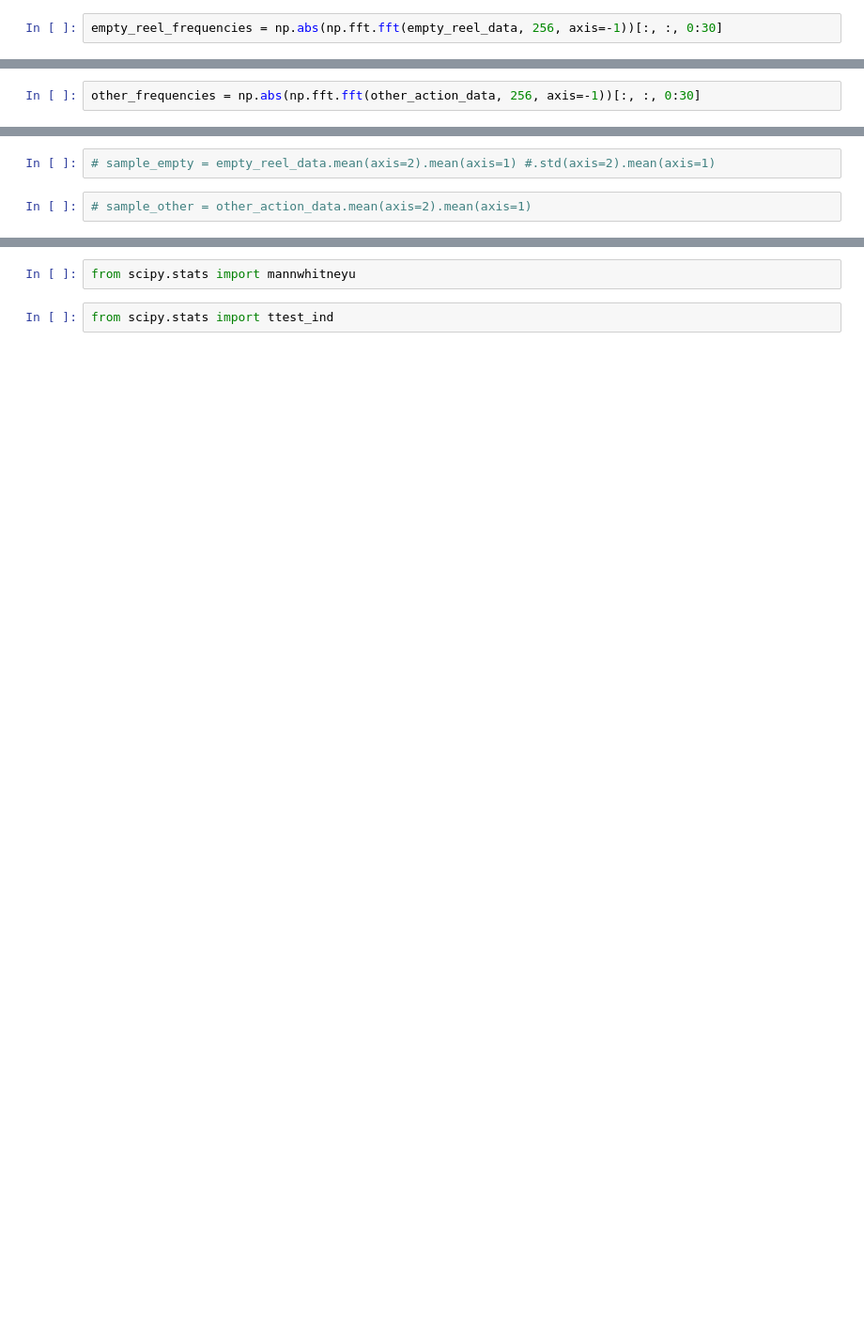
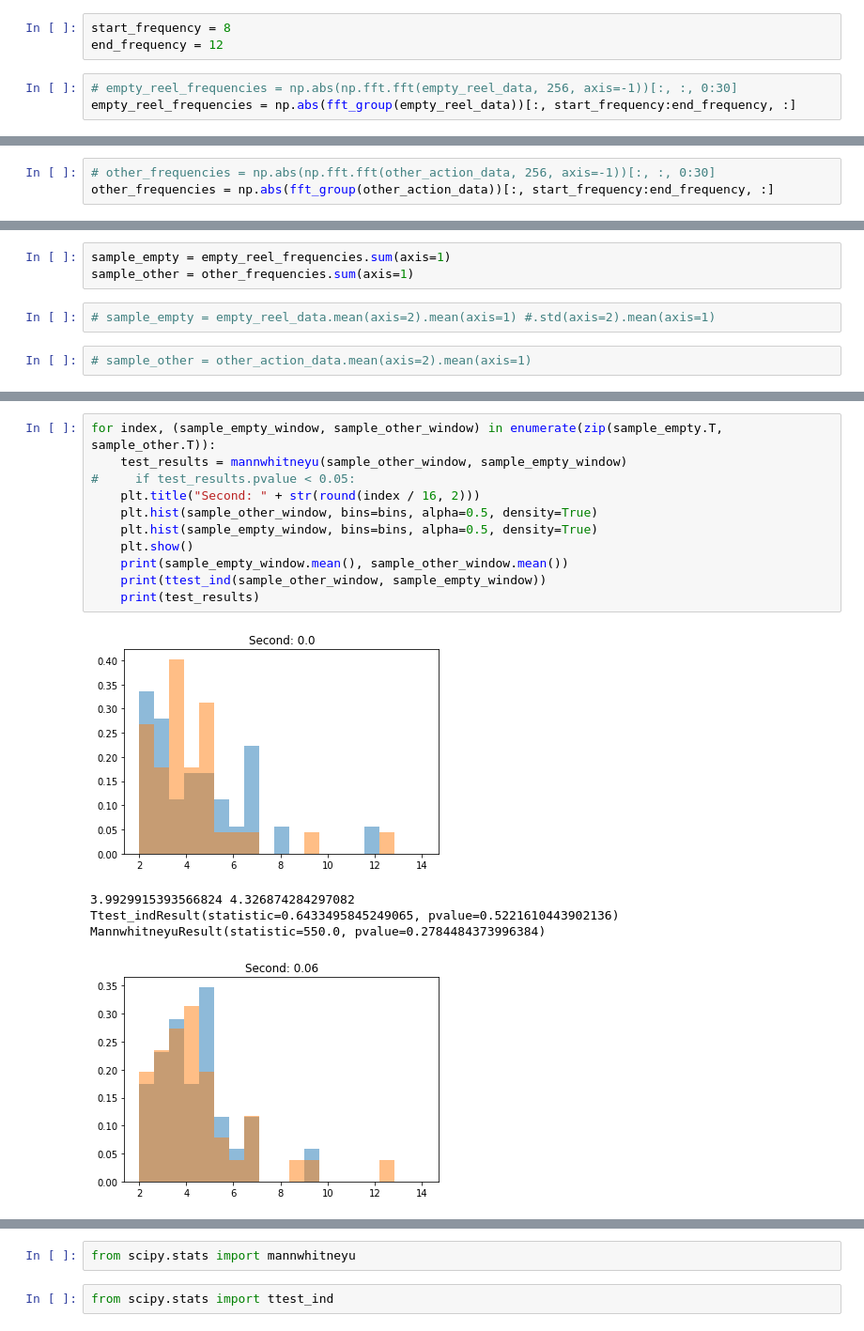
Before and after one commit to snail-fuji/alpha-rhythm, a Jupyter notebook: hypothesis-testing.ipynb, the cells around one changed output, grey strips where cells are left out. Shown at 94% size. Drawn from its saved outputs; the diff is of its cells as text; blank space fills up the shorter version.

```diff
--- a/hypothesis-testing.ipynb
+++ b/hypothesis-testing.ipynb
@@ -202,2 +229,6 @@ empty_reel_data.shape
+# %%
+start_frequency = 8
+end_frequency = 12
 # %%
-empty_reel_frequencies = np.abs(np.fft.fft(empty_reel_data, 256, axis=-1))[:, :, 0:30]
+# empty_reel_frequencies = np.abs(np.fft.fft(empty_reel_data, 256, axis=-1))[:, :, 0:30]
+empty_reel_frequencies = np.abs(fft_group(empty_reel_data))[:, start_frequency:end_frequency, :]
@@ -217,5 +240,6 @@ array([[1137.12464216, 2516.74307213, 1966.84778716, 1157.43684481,
 # %%
-other_frequencies = np.abs(np.fft.fft(other_action_data, 256, axis=-1))[:, :, 0:30]
+# other_frequencies = np.abs(np.fft.fft(other_action_data, 256, axis=-1))[:, :, 0:30]
+other_frequencies = np.abs(fft_group(other_action_data))[:, start_frequency:end_frequency, :]
 # %% [markdown]
 3. EEG mid-beta activity in the left frontal region of the brain is lower in the
 flow state than in the boredom state.
@@ -262,3 +270,6 @@ sample_other = other_frequencies[:, :, 15:20].mean(axis=-1).mean(axis=-1)
+# %%
+sample_empty = empty_reel_frequencies.sum(axis=1)
+sample_other = other_frequencies.sum(axis=1)
 # %%
 # sample_empty = empty_reel_data.mean(axis=2).mean(axis=1) #.std(axis=2).mean(axis=1)
 # %%
@@ -281,0 +281,17 @@ plt.hist(sample_empty, bins=bins, alpha=0.5, density=True)
+# %%
+for index, (sample_empty_window, sample_other_window) in enumerate(zip(sample_empty.T, sample_other.T)):
+    test_results = mannwhitneyu(sample_other_window, sample_empty_window)
+#     if test_results.pvalue < 0.05:
+    plt.title("Second: " + str(round(index / 16, 2)))
+    plt.hist(sample_other_window, bins=bins, alpha=0.5, density=True)
+    plt.hist(sample_empty_window, bins=bins, alpha=0.5, density=True)
+    plt.show()
+    print(sample_empty_window.mean(), sample_other_window.mean())
+    print(ttest_ind(sample_other_window, sample_empty_window))
+    print(test_results)
+# %% [output]
+[figure, added]
+3.9929915393566824 4.326874284297082
+Ttest_indResult(statistic=0.6433495845249065, pvalue=0.5221610443902136)
+MannwhitneyuResult(statistic=550.0, pvalue=0.2784484373996384)
+[figure, added]
```
Also changed, not shown: parts of 44 cells of this notebook, 2 other files.
